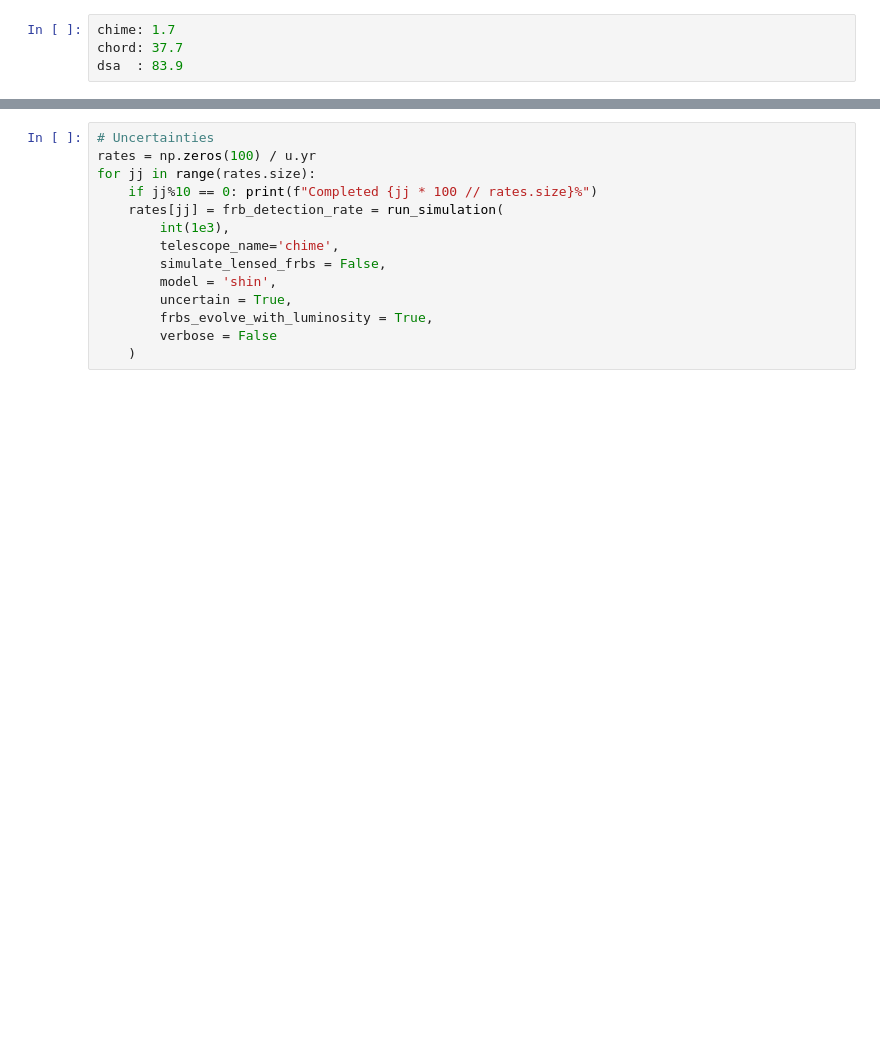
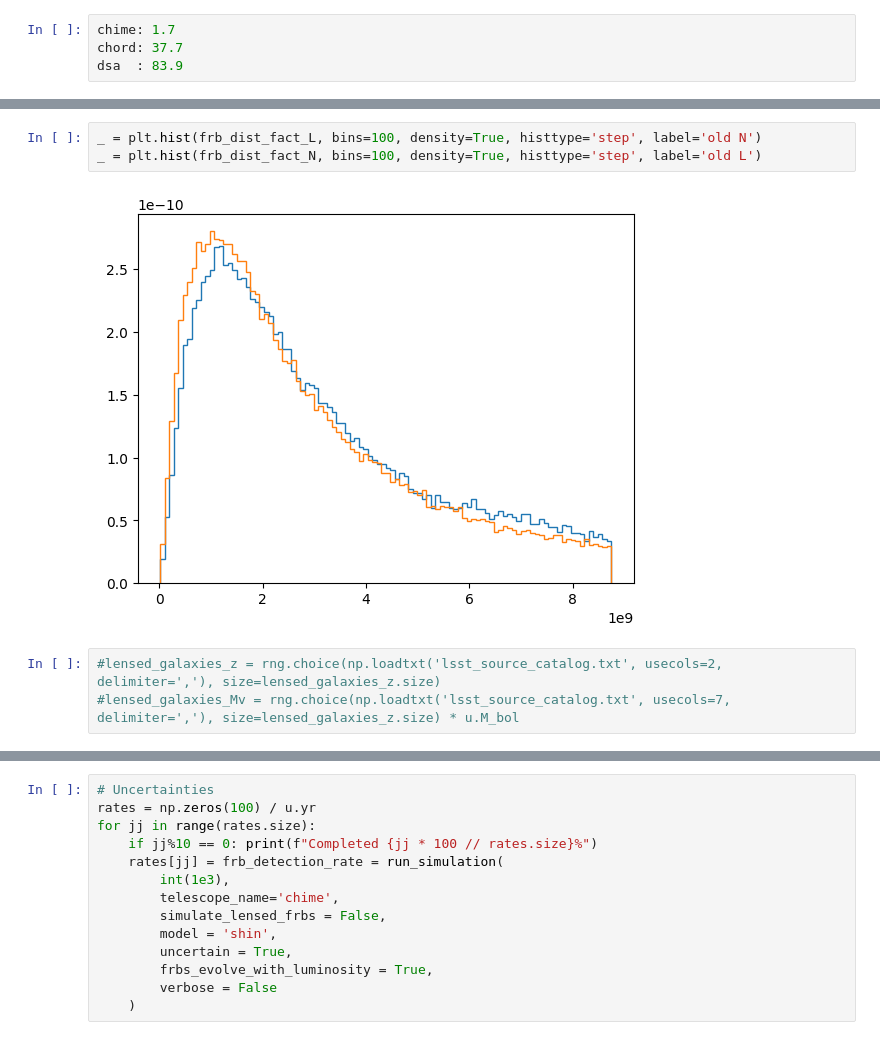
Before and after one commit to danielemichilli/slf, a Jupyter notebook: Gravitational_Lensing.ipynb, the cells around one changed output, grey strips where cells are left out. Saved outputs shown, nothing was run; the diff lists cells and outputs as text; blank space fills up the shorter version.

```diff
--- a/Gravitational_Lensing.ipynb
+++ b/Gravitational_Lensing.ipynb
@@ -1315,0 +1309,8 @@ z_dist_i = z_dist_i[y < lensed_fraction_interp(z_dist_i)][:nan_size]
+# %%
+_ = plt.hist(frb_dist_fact_L, bins=100, density=True, histtype='step', label='old N')
+_ = plt.hist(frb_dist_fact_N, bins=100, density=True, histtype='step', label='old L')
+# %% [output]
+[figure, added]
+# %%
+#lensed_galaxies_z = rng.choice(np.loadtxt('lsst_source_catalog.txt', usecols=2, delimiter=','), size=lensed_galaxies_z.size)
+#lensed_galaxies_Mv = rng.choice(np.loadtxt('lsst_source_catalog.txt', usecols=7, delimiter=','), size=lensed_galaxies_z.size) * u.M_bol
```
Also changed, not shown: parts of 49 cells of this notebook.
